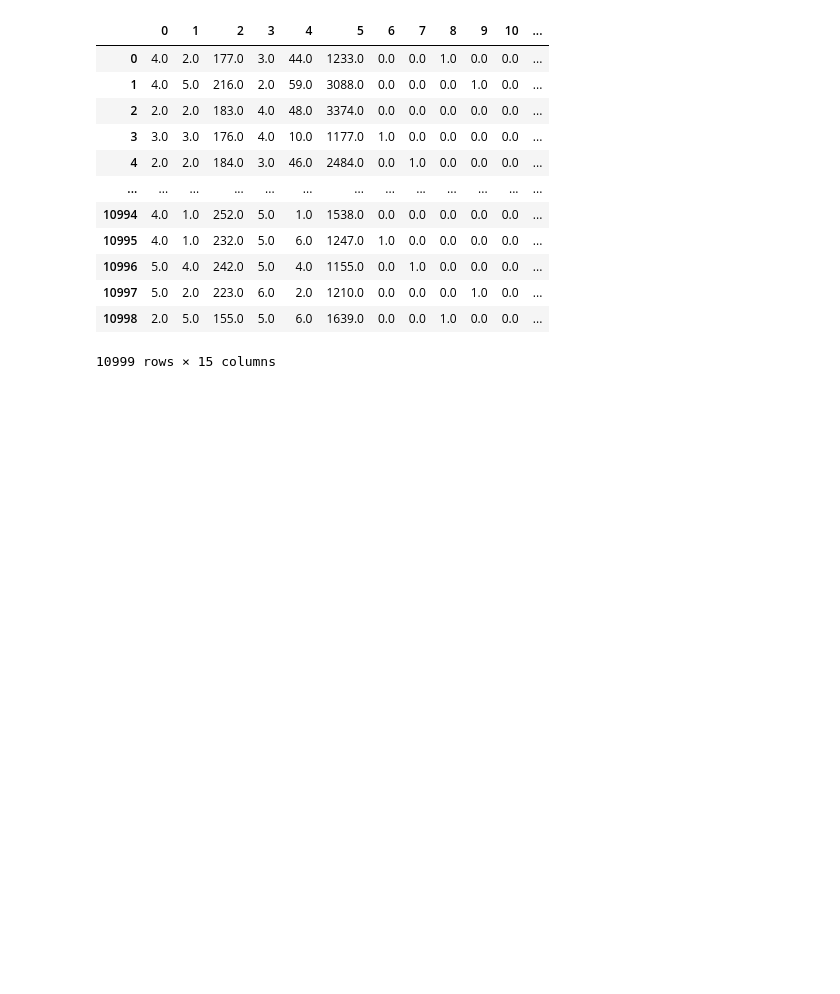
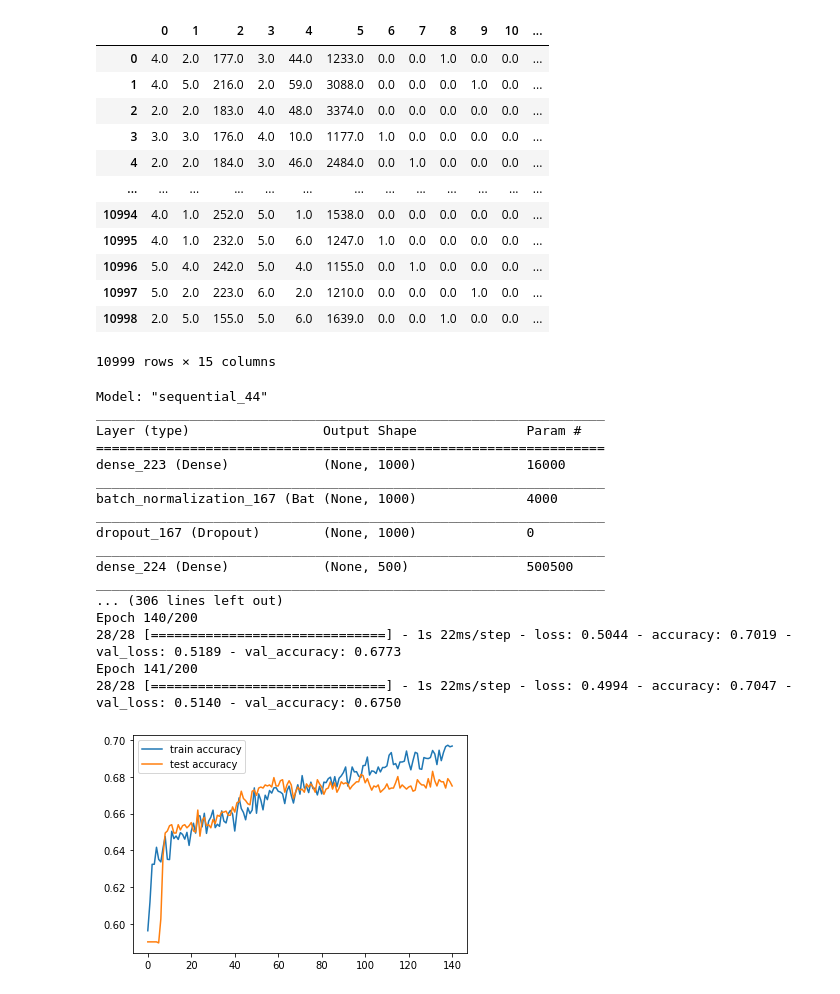
Before and after one commit to mateuszpoleski/AI-project, a Jupyter notebook: ecommerce-shipping.ipynb, the cells around one changed output. Cells and saved outputs as stored; diff of their text form; code cells hidden in the pictures; blank space fills up the shorter version.

```diff
--- a/ecommerce-shipping.ipynb
+++ b/ecommerce-shipping.ipynb
@@ -411,0 +415,61 @@ print("\nBest\n{}   {}   {}".format(best_result[0].ljust(17), str(round(best_res
+# %%
+X_train = pd.DataFrame(data=preprocess_pipeline.fit_transform(X_train, y_train))
+X_train = scaler.fit_transform(X_train)
+X_test = pd.DataFrame(data=preprocess_pipeline.transform(X_test))
+X_test = scaler.transform(X_test)
+# %%
+history = History()
+model = Sequential()
+
+model.add(Dense(1000,activation="sigmoid",input_shape=(X_train.shape[1],)))
+model.add(BatchNormalization())
+model.add(Dropout(0.5))
+
+model.add(Dense(500,activation="sigmoid"))
+model.add(BatchNormalization())
+model.add(Dropout(0.5))
+
+model.add(Dense(250,activation="sigmoid"))
+model.add(BatchNormalization())
+model.add(Dropout(0.5))
+
+model.add(Dense(100,activation="sigmoid"))
+model.add(BatchNormalization())
+model.add(Dropout(0.5))
+
+model.add(Dense(10,activation="sigmoid"))
+model.add(BatchNormalization())
+model.add(Dropout(0.5))
+
+model.add(Dense(1,activation="sigmoid"))
+model.summary()
+
+
+early_stopping = EarlyStopping(patience=30,monitor="val_loss")
+model.compile(loss="binary_crossentropy", optimizer="Adam", metrics=["accuracy"])
+
+model.fit(X_train, y_train, validation_data= (X_test, y_test), batch_size=256, epochs=200, validation_split=0.2, callbacks=[early_stopping, history])
+
+plt.plot(history.history['accuracy'], label = "train accuracy")
+plt.plot(history.history['val_accuracy'], label = "test accuracy")
+plt.legend()
+plt.show()
+# %% [output]
+Model: "sequential_44"
+_________________________________________________________________
+Layer (type)                 Output Shape              Param #
+=================================================================
+dense_223 (Dense)            (None, 1000)              16000
+_________________________________________________________________
+batch_normalization_167 (Bat (None, 1000)              4000
+_________________________________________________________________
+dropout_167 (Dropout)        (None, 1000)              0
+_________________________________________________________________
+dense_224 (Dense)            (None, 500)               500500
+_________________________________________________________________
+... (306 lines left out)
+Epoch 140/200
+28/28 [==============================] - 1s 22ms/step - loss: 0.5044 - accuracy: 0.7019 - val_loss: 0.5189 - val_accuracy: 0.6773
+Epoch 141/200
+28/28 [==============================] - 1s 22ms/step - loss: 0.4994 - accuracy: 0.7047 - val_loss: 0.5140 - val_accuracy: 0.6750
+[figure, added]
```
Also changed, not shown: parts of 5 cells of this notebook.
